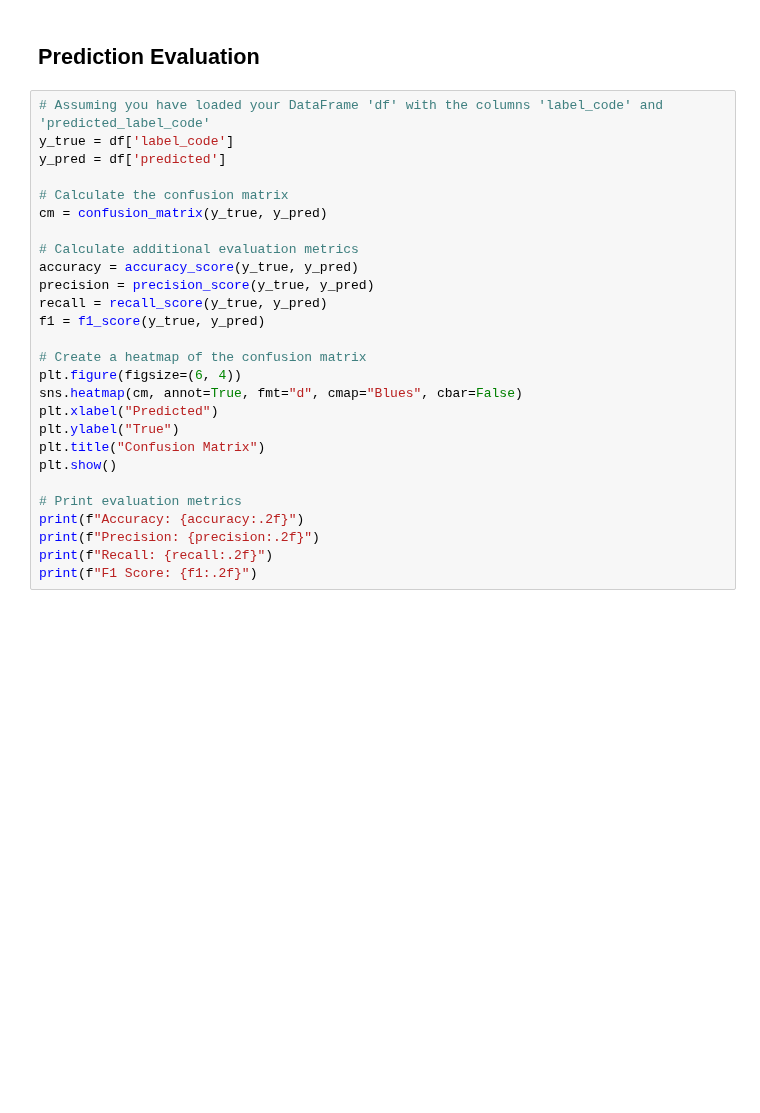
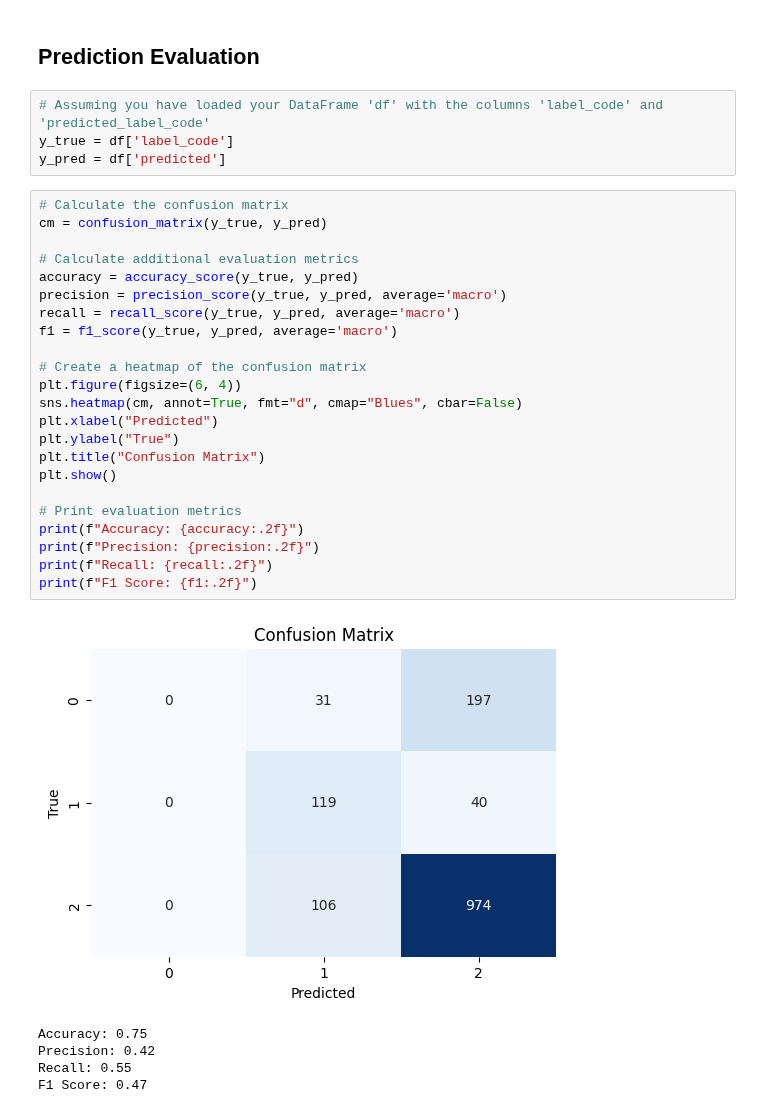
Before and after one commit to zahidhamidi/ML-Project, a Jupyter notebook: Rule_based_method_dataframe.ipynb, the cells around one changed output. Saved outputs shown, nothing was run; the diff lists cells and outputs as text; blank space fills up the shorter version.

```diff
--- a/Rule_based_method_dataframe.ipynb
+++ b/Rule_based_method_dataframe.ipynb
@@ -183,30 +182,36 @@ df[['doc_text_original', 'selected_sentence', 'label_code', 'predicted']]
 df.to_excel("dataset.xlsx", index=False)
 # %% [markdown]
 ## **Prediction Evaluation**
+# %%
+# Assuming you have loaded your DataFrame 'df' with the columns 'label_code' and 'predicted_label_code'
+y_true = df['label_code']
+y_pred = df['predicted']
 # %%
-# Assuming you have loaded your DataFrame 'df' with the columns 'label_code' and 'predicted_label_code'
-y_true = df['label_code']
-y_pred = df['predicted']
-
 # Calculate the confusion matrix
 cm = confusion_matrix(y_true, y_pred)
 
 # Calculate additional evaluation metrics
 accuracy = accuracy_score(y_true, y_pred)
-precision = precision_score(y_true, y_pred)
-recall = recall_score(y_true, y_pred)
-f1 = f1_score(y_true, y_pred)
+precision = precision_score(y_true, y_pred, average='macro')
+recall = recall_score(y_true, y_pred, average='macro')
+f1 = f1_score(y_true, y_pred, average='macro')
 
 # Create a heatmap of the confusion matrix
 plt.figure(figsize=(6, 4))
 sns.heatmap(cm, annot=True, fmt="d", cmap="Blues", cbar=False)
 plt.xlabel("Predicted")
 plt.ylabel("True")
 plt.title("Confusion Matrix")
 plt.show()
 
 # Print evaluation metrics
 print(f"Accuracy: {accuracy:.2f}")
 print(f"Precision: {precision:.2f}")
 print(f"Recall: {recall:.2f}")
 print(f"F1 Score: {f1:.2f}")
+# %% [output]
+[figure, added]
+Accuracy: 0.75
+Precision: 0.42
+Recall: 0.55
+F1 Score: 0.47
```
Also changed, not shown: parts of 5 cells of this notebook.
